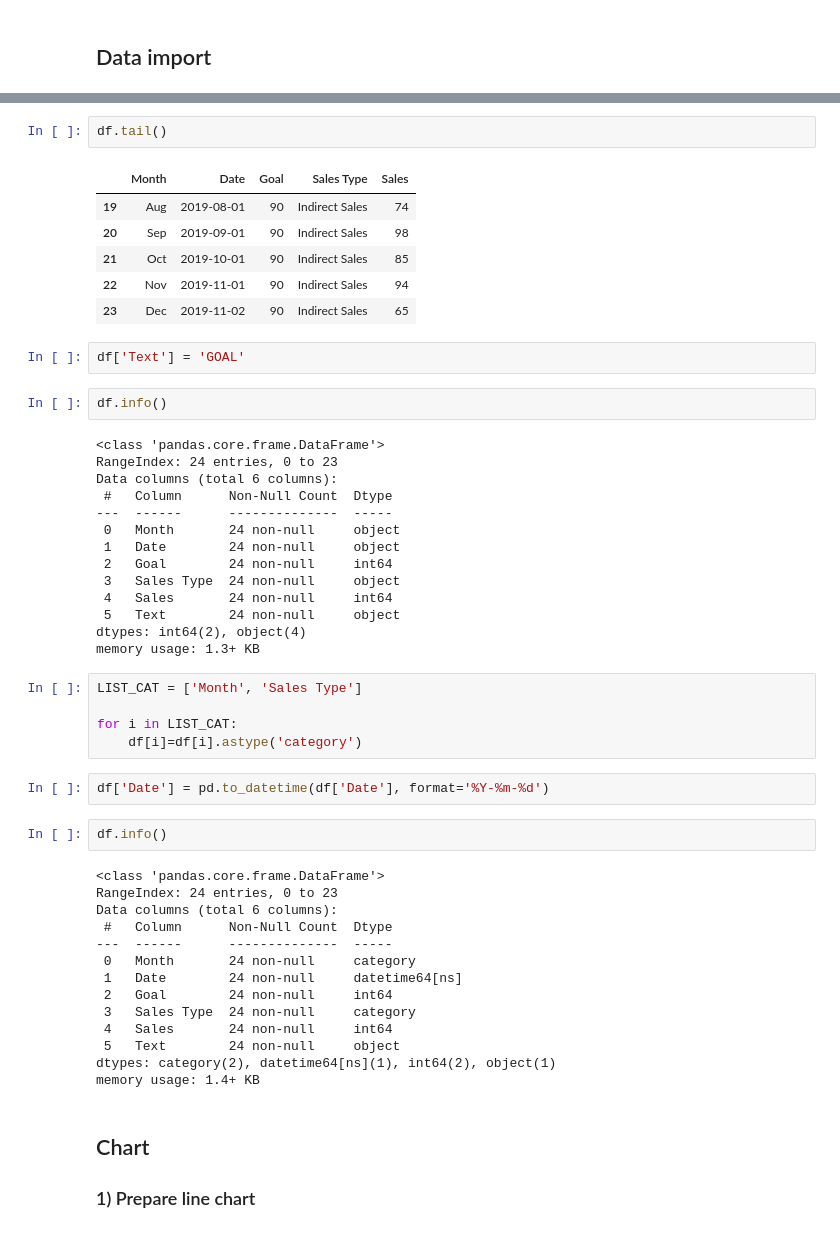
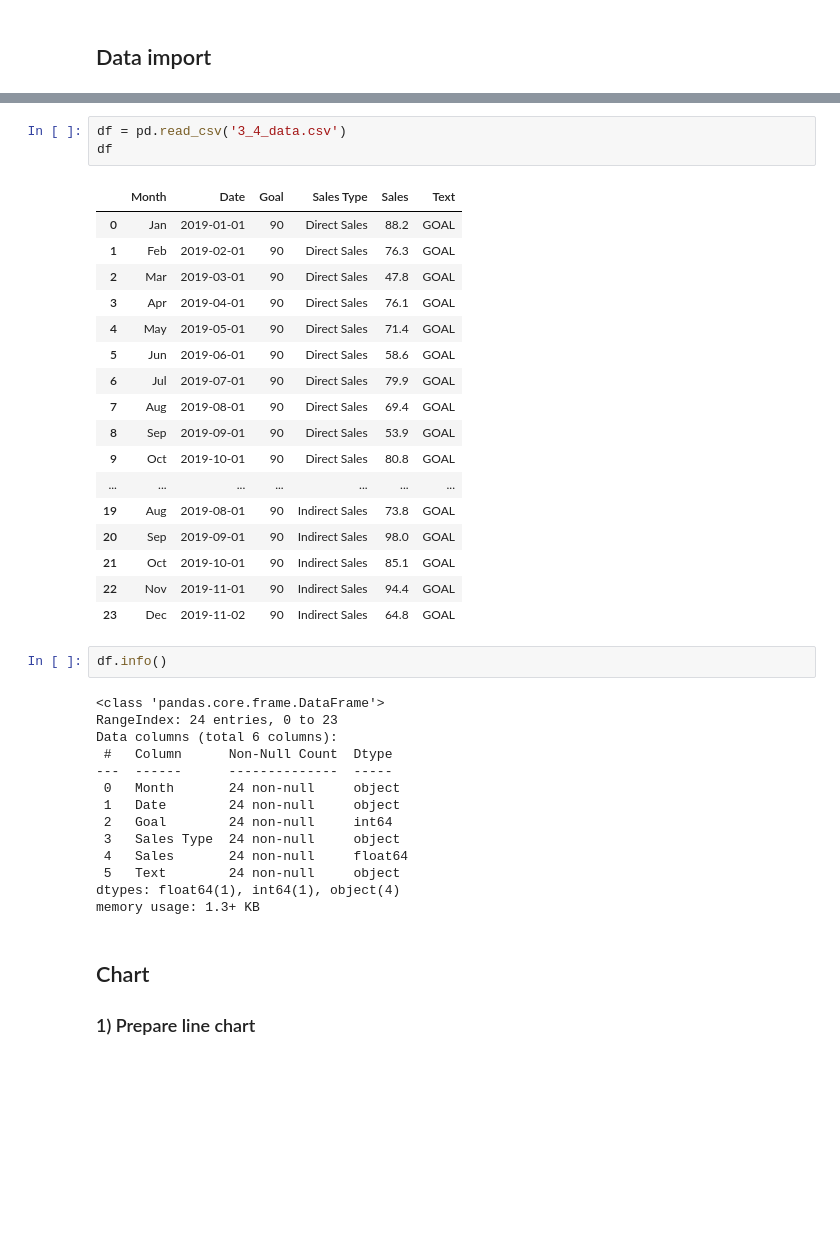
Before and after one commit to kirenz/lab-altair, a Jupyter notebook: 3_4/3_4_plot.ipynb, the cells around one changed output, grey strips where cells are left out. Saved outputs shown, nothing was run; the diff lists cells and outputs as text; blank space fills up the shorter version.

```diff
--- a/3_4/3_4_plot.ipynb
+++ b/3_4/3_4_plot.ipynb
@@ -67,37 +12,24 @@ df = df.melt(id_vars=["Month", "Date", "Goal"],
-# %%
-df.tail()
-# %% [output]
-|  | Month | Date | Goal | Sales Type | Sales |
-| 19 | Aug | 2019-08-01 | 90 | Indirect Sales | 74 |
-| 20 | Sep | 2019-09-01 | 90 | Indirect Sales | 98 |
-| 21 | Oct | 2019-10-01 | 90 | Indirect Sales | 85 |
-| 22 | Nov | 2019-11-01 | 90 | Indirect Sales | 94 |
-| 23 | Dec | 2019-11-02 | 90 | Indirect Sales | 65 |
-# %%
-df['Text'] = 'GOAL'
-# %%
-df.info()
-# %% [output]
-<class 'pandas.core.frame.DataFrame'>
-RangeIndex: 24 entries, 0 to 23
-Data columns (total 6 columns):
- #   Column      Non-Null Count  Dtype
----  ------      --------------  -----
- 0   Month       24 non-null     object
- 1   Date        24 non-null     object
- 2   Goal        24 non-null     int64
- 3   Sales Type  24 non-null     object
- 4   Sales       24 non-null     int64
- 5   Text        24 non-null     object
-dtypes: int64(2), object(4)
-memory usage: 1.3+ KB
-# %%
-LIST_CAT = ['Month', 'Sales Type']
-
-for i in LIST_CAT:
-    df[i]=df[i].astype('category')
-# %%
-df['Date'] = pd.to_datetime(df['Date'], format='%Y-%m-%d')
+# %%
+df = pd.read_csv('3_4_data.csv')
+df
+# %% [output]
+|  | Month | Date | Goal | Sales Type | Sales | Text |
+| 0 | Jan | 2019-01-01 | 90 | Direct Sales | 88.2 | GOAL |
+| 1 | Feb | 2019-02-01 | 90 | Direct Sales | 76.3 | GOAL |
+| 2 | Mar | 2019-03-01 | 90 | Direct Sales | 47.8 | GOAL |
+| 3 | Apr | 2019-04-01 | 90 | Direct Sales | 76.1 | GOAL |
+| 4 | May | 2019-05-01 | 90 | Direct Sales | 71.4 | GOAL |
+| 5 | Jun | 2019-06-01 | 90 | Direct Sales | 58.6 | GOAL |
+| 6 | Jul | 2019-07-01 | 90 | Direct Sales | 79.9 | GOAL |
+| 7 | Aug | 2019-08-01 | 90 | Direct Sales | 69.4 | GOAL |
+| 8 | Sep | 2019-09-01 | 90 | Direct Sales | 53.9 | GOAL |
+| 9 | Oct | 2019-10-01 | 90 | Direct Sales | 80.8 | GOAL |
+| ... | ... | ... | ... | ... | ... | ... |
+| 19 | Aug | 2019-08-01 | 90 | Indirect Sales | 73.8 | GOAL |
+| 20 | Sep | 2019-09-01 | 90 | Indirect Sales | 98.0 | GOAL |
+| 21 | Oct | 2019-10-01 | 90 | Indirect Sales | 85.1 | GOAL |
+| 22 | Nov | 2019-11-01 | 90 | Indirect Sales | 94.4 | GOAL |
+| 23 | Dec | 2019-11-02 | 90 | Indirect Sales | 64.8 | GOAL |
 # %%
 df.info()
 # %% [output]
@@ -106,14 +38,14 @@ RangeIndex: 24 entries, 0 to 23
 Data columns (total 6 columns):
  #   Column      Non-Null Count  Dtype
 ---  ------      --------------  -----
- 0   Month       24 non-null     category
- 1   Date        24 non-null     datetime64[ns]
+ 0   Month       24 non-null     object
+ 1   Date        24 non-null     object
  2   Goal        24 non-null     int64
- 3   Sales Type  24 non-null     category
- 4   Sales       24 non-null     int64
+ 3   Sales Type  24 non-null     object
+ 4   Sales       24 non-null     float64
  5   Text        24 non-null     object
-dtypes: category(2), datetime64[ns](1), int64(2), object(1)
-memory usage: 1.4+ KB
+dtypes: float64(1), int64(1), object(4)
+memory usage: 1.3+ KB
 # %% [markdown]
 ## Chart
 
```
Also changed, not shown: parts of 5 cells of this notebook.
